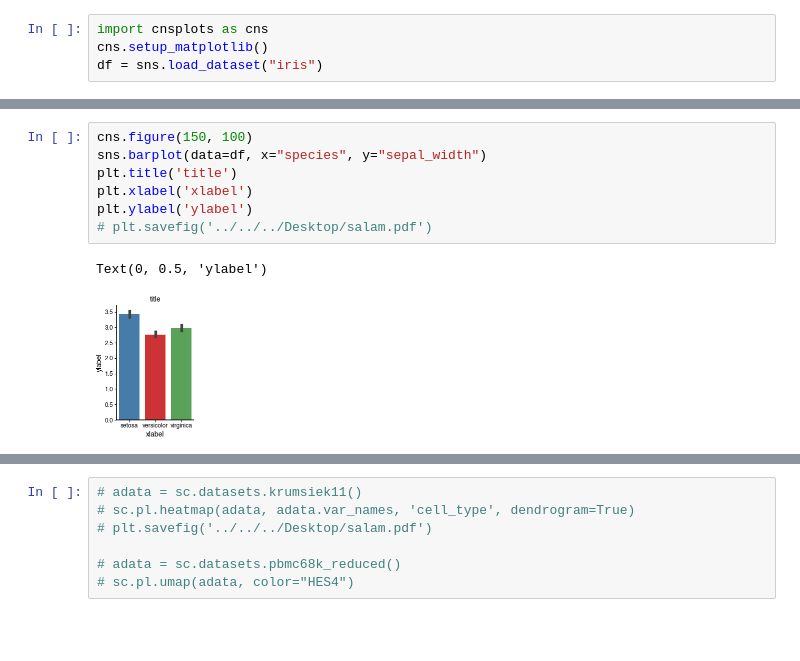
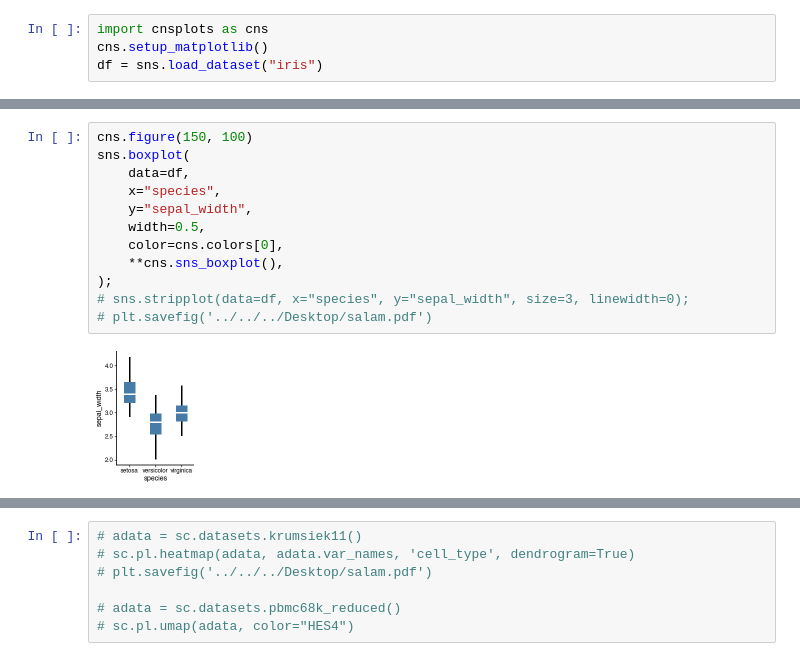
Before and after one commit to faridrashidi/cnsplots, a Jupyter notebook: notebooks/matplotlib.ipynb, the cells around one changed output, grey strips where cells are left out. Saved outputs shown, nothing was run; the diff lists cells and outputs as text; blank space fills up the shorter version.

```diff
--- a/notebooks/matplotlib.ipynb
+++ b/notebooks/matplotlib.ipynb
@@ -15,10 +47,14 @@ Text(0, 0.5, 'ylabel')
 # %%
 cns.figure(150, 100)
-sns.barplot(data=df, x="species", y="sepal_width")
-plt.title('title')
-plt.xlabel('xlabel')
-plt.ylabel('ylabel')
+sns.boxplot(
+    data=df,
+    x="species",
+    y="sepal_width",
+    width=0.5,
+    color=cns.colors[0],
+    **cns.sns_boxplot(),
+);
+# sns.stripplot(data=df, x="species", y="sepal_width", size=3, linewidth=0);
 # plt.savefig('../../../Desktop/salam.pdf')
 # %% [output]
-Text(0, 0.5, 'ylabel')
-[figure, old version]
+[figure, new version]
```
Also changed, not shown: parts of 8 cells of this notebook, 4 other files.
